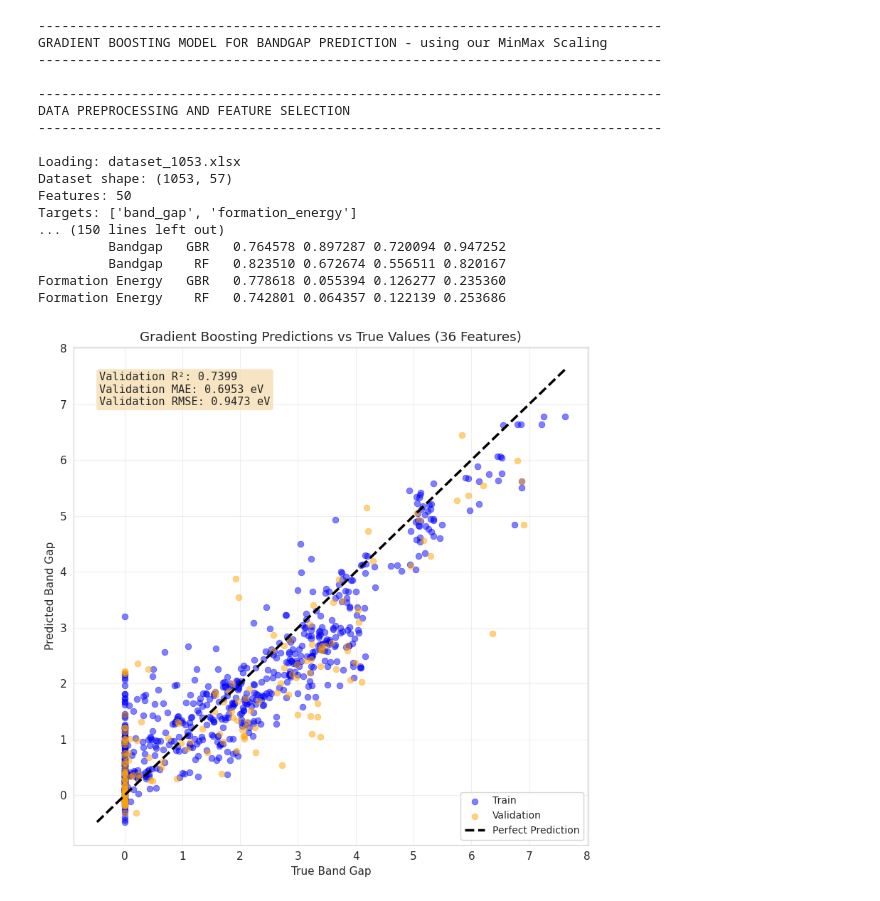
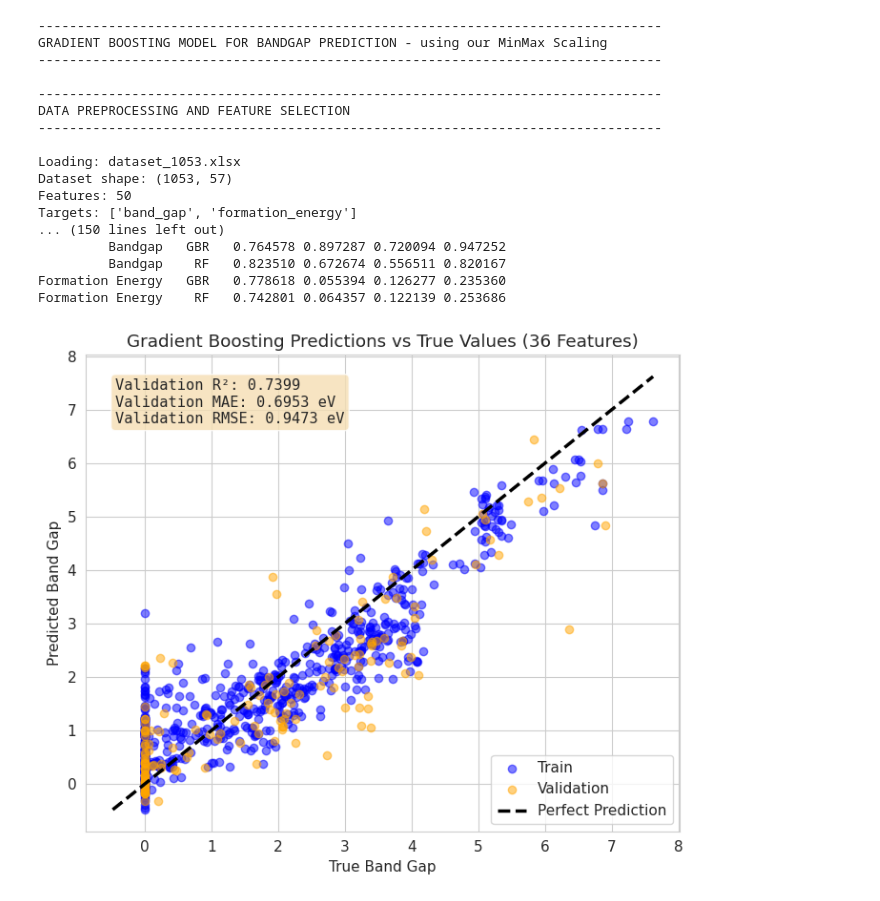
Before and after one commit to jetyue04/bandgap-prediction, a Jupyter notebook: notebooks/grad_boost.ipynb, the cells around one changed output. Saved outputs shown, nothing was run; the diff lists cells and outputs as text; code cells hidden in the pictures.

```diff
--- a/notebooks/grad_boost.ipynb
+++ b/notebooks/grad_boost.ipynb
@@ -399,11 +399,11 @@ class BandgapPredictor:
         y_train_pred_bg = self.gbr_bandgap.predict(self.X_train_bg)
         y_val_pred_bg = self.gbr_bandgap.predict(self.X_val_bg)
 
-        fig, ax = plt.subplots(figsize=(8, 8))
-        ax.scatter(self.y_train_bg, y_train_pred_bg, alpha=0.5, s=40,
-                  label='Train', color='blue', linewidth=0.5)
-        ax.scatter(self.y_val_bg, y_val_pred_bg, alpha=0.5, s=40,
-                  label='Validation', color='orange', linewidth=0.5)
+        fig, ax = plt.subplots(figsize=(7,6))
+        ax.scatter(self.y_train_bg, y_train_pred_bg, alpha=0.5,
+                  label='Train', color='blue')
+        ax.scatter(self.y_val_bg, y_val_pred_bg, alpha=0.5,
+                  label='Validation', color='orange')
 
         min_val = min(self.y_train_bg.min(), self.y_val_bg.min(),
                      y_train_pred_bg.min(), y_val_pred_bg.min())
@@ -424,19 +424,18 @@ class BandgapPredictor:
         ax.text(0.05, 0.95, textstr, transform=ax.transAxes, fontsize=11,
                 verticalalignment='top', bbox=props, family='monospace')
 
-        ax.grid(True, alpha=0.3)
-        ax.legend(loc='lower right', fontsize=10)
+        ax.legend(loc='lower right')
         plt.tight_layout()
         plt.show()
 
         y_train_pred_fe = self.gbr_formation.predict(self.X_train_fe)
         y_val_pred_fe = self.gbr_formation.predict(self.X_val_fe)
 
-        fig, ax = plt.subplots(figsize=(8,8))
-        ax.scatter(self.y_train_fe, y_train_pred_fe, alpha=0.5, s=40,
+        fig, ax = plt.subplots(figsize=(7, 6))
+        ax.scatter(self.y_train_fe, y_train_pred_fe, alpha=0.5=,
                   label='Train', color='blue', linewidth=0.5)
-        ax.scatter(self.y_val_fe, y_val_pred_fe, alpha=0.5, s=40,
-                  label='Validation', color='orange', linewidth=0.5)
+        ax.scatter(self.y_val_fe, y_val_pred_fe, alpha=0.5,
+                  label='Validation', color='orange')
 
         min_val = min(self.y_train_fe.min(), self.y_val_fe.min(),
                      y_train_pred_fe.min(), y_val_pred_fe.min())
@@ -456,8 +455,7 @@ class BandgapPredictor:
         props = dict(boxstyle='round', facecolor='wheat', alpha=0.8)
         ax.text(0.05, 0.95, textstr, transform=ax.transAxes, fontsize=11, verticalalignment='top', bbox=props, family='monospace')
 
-        ax.grid(True, alpha=0.3)
-        ax.legend(loc='lower right', fontsize=10)
+        ax.legend(loc='lower right')
         plt.tight_layout()
         plt.show()
 
@@ -471,31 +469,31 @@ class BandgapPredictor:
         self.train_models()
         self.cross_validation()
         self.compare_models()
 
         self.plot_predictions()
 
 
 
 if __name__ == "__main__":
     predictor = BandgapPredictor(random_state=RANDOM_STATE)
 
     predictor.run_full_pipeline('dataset_1053.xlsx')
 # %% [output]
 --------------------------------------------------------------------------------
 GRADIENT BOOSTING MODEL FOR BANDGAP PREDICTION - using our MinMax Scaling
 --------------------------------------------------------------------------------
 
 --------------------------------------------------------------------------------
 DATA PREPROCESSING AND FEATURE SELECTION
 --------------------------------------------------------------------------------
 
 Loading: dataset_1053.xlsx
 Dataset shape: (1053, 57)
 Features: 50
 Targets: ['band_gap', 'formation_energy']
 ... (150 lines left out)
          Bandgap   GBR   0.764578 0.897287 0.720094 0.947252
          Bandgap    RF   0.823510 0.672674 0.556511 0.820167
 Formation Energy   GBR   0.778618 0.055394 0.126277 0.235360
 Formation Energy    RF   0.742801 0.064357 0.122139 0.253686
-[figure, old version]
+[figure, new version]
```
Also changed, not shown: parts of 2 cells of this notebook.
